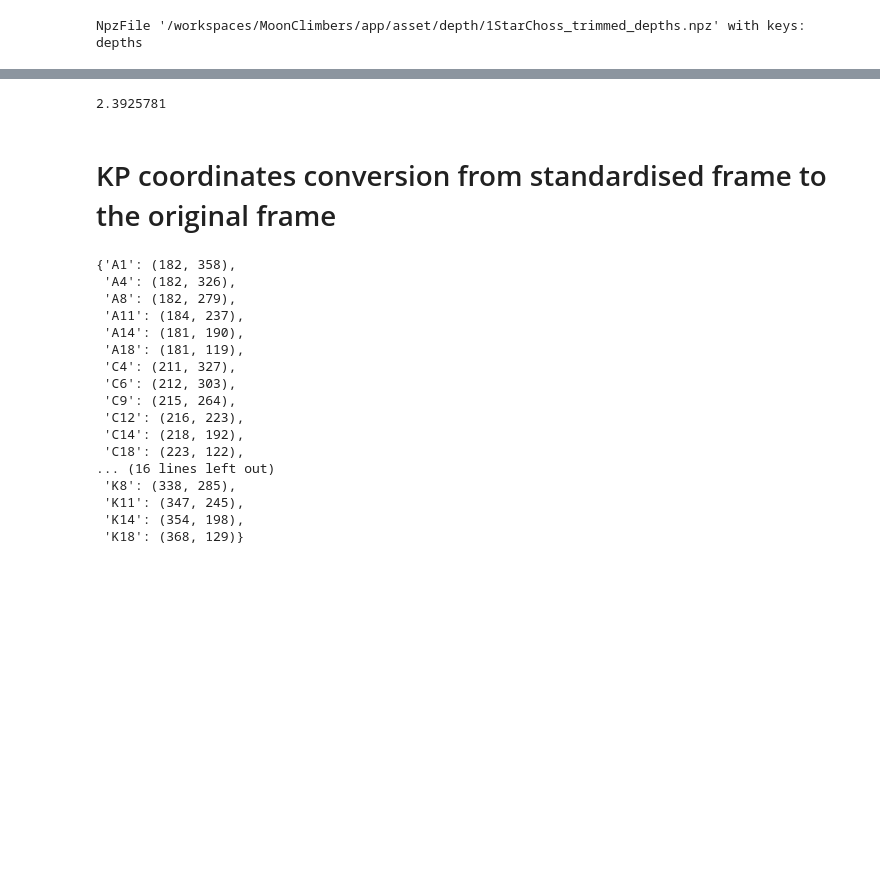
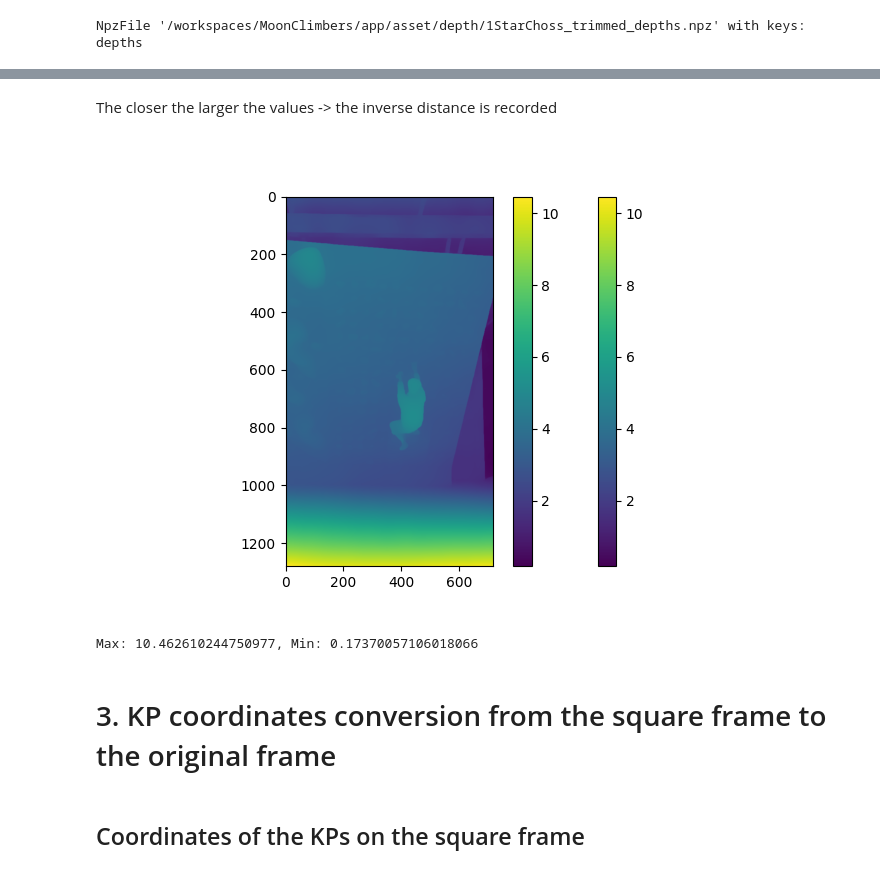
Before and after one commit to jipparchus/Gamba, a Jupyter notebook: app/MVP/concept_test.ipynb, the cells around one changed output, grey strips where cells are left out. Cells and saved outputs as stored; diff of their text form; code cells hidden in the pictures; blank space fills up the shorter version.

```diff
--- a/app/MVP/concept_test.ipynb
+++ b/app/MVP/concept_test.ipynb
@@ -45,6 +52,12 @@ depth_array['depths'].shape
-# %%
-depth_array['depths'][0,0,0]
-# %% [output]
-2.3925781
+# %% [markdown]
+The closer the larger the values -> the inverse distance is recorded
+# %%
+plt.imshow(depth_array['depths'][0,:,:])
+plt.colorbar()
+plt.show()
+print(f"Max: {depth_array['depths'][0,:,:].max()}, Min: {depth_array['depths'][0,:,:].min()}")
+# %% [output]
+[figure, added]
+Max: 10.462610244750977, Min: 0.17370057106018066
 # %% [markdown]
-# KP coordinates conversion from standardised frame to the original frame
+# 3. KP coordinates conversion from the square frame to the original frame
@@ -53,20 +63,0 @@ kp_2d = {key: kp.get_node_coords(key) for key in kp.get_node_names()}
-# %%
-kp_2d
-# %% [output]
-{'A1': (182, 358),
- 'A4': (182, 326),
- 'A8': (182, 279),
- 'A11': (184, 237),
- 'A14': (181, 190),
- 'A18': (181, 119),
- 'C4': (211, 327),
- 'C6': (212, 303),
- 'C9': (215, 264),
- 'C12': (216, 223),
- 'C14': (218, 192),
- 'C18': (223, 122),
-... (16 lines left out)
- 'K8': (338, 285),
- 'K11': (347, 245),
- 'K14': (354, 198),
- 'K18': (368, 129)}
@@ -72,0 +69,2 @@ kp_2d
+# %% [markdown]
+## Coordinates of the KPs on the square frame
```
Also changed, not shown: parts of 30 cells of this notebook.
